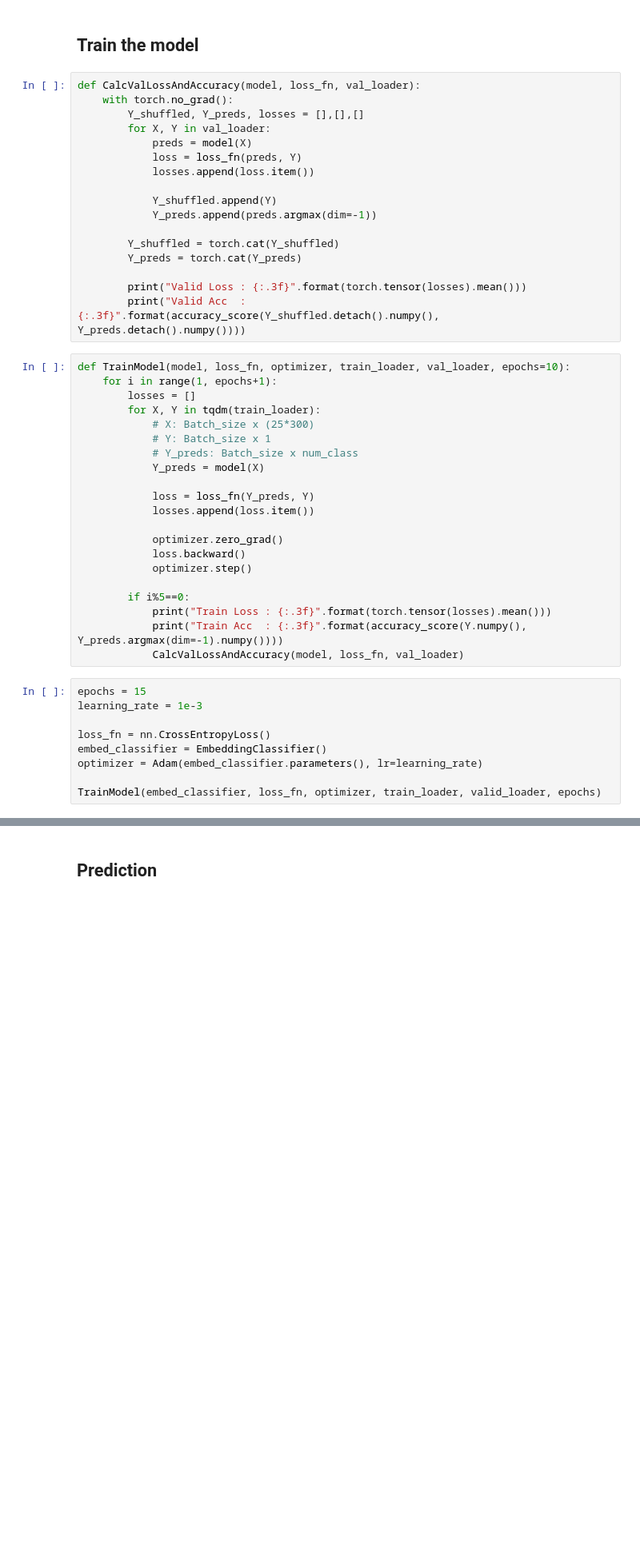
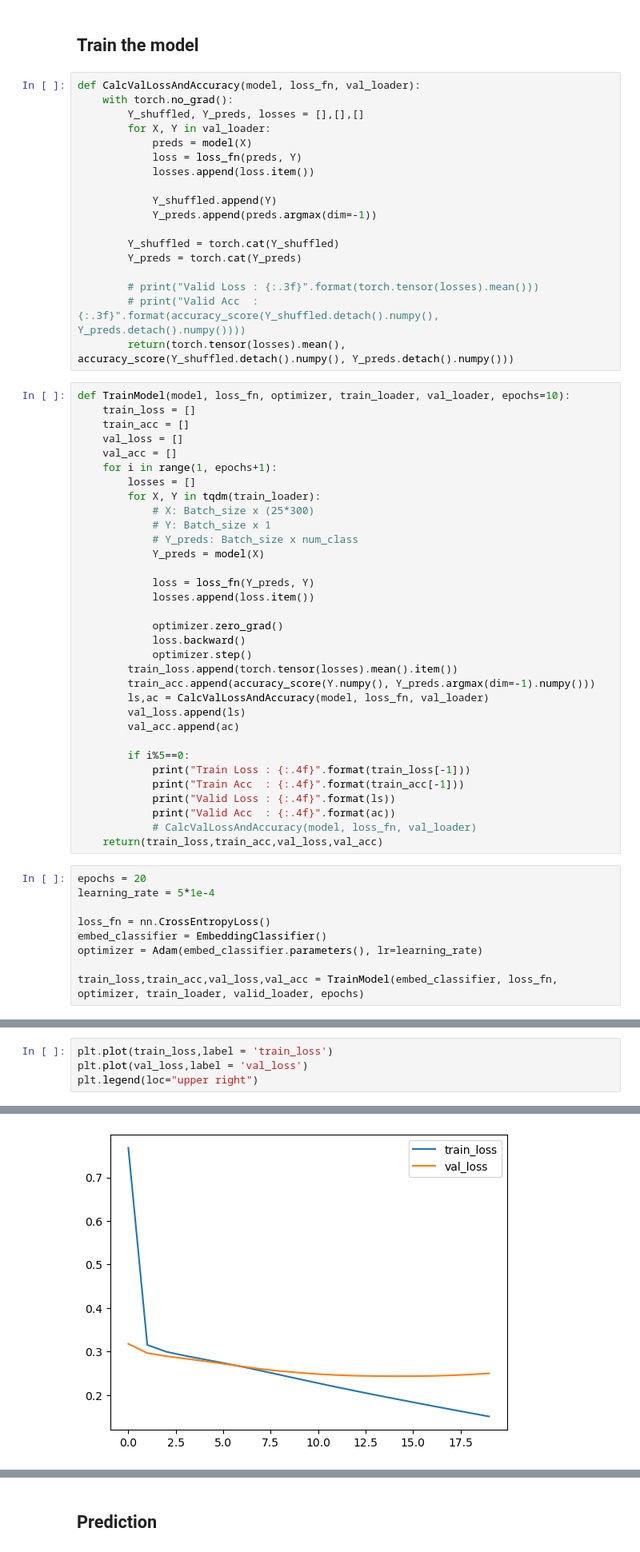
Before and after one commit to ohabia/Forward-forward-NLP, a Jupyter notebook: Glove Text Classification.ipynb, the cells around one changed output, grey strips where cells are left out. Shown at 80% size. Saved outputs shown, nothing was run; the diff lists cells and outputs as text; blank space fills up the shorter version.

```diff
--- a/Glove Text Classification.ipynb
+++ b/Glove Text Classification.ipynb
@@ -458,10 +451,15 @@ def CalcValLossAndAccuracy(model, loss_fn, val_loader):
         Y_shuffled = torch.cat(Y_shuffled)
         Y_preds = torch.cat(Y_preds)
 
-        print("Valid Loss : {:.3f}".format(torch.tensor(losses).mean()))
-        print("Valid Acc  : {:.3f}".format(accuracy_score(Y_shuffled.detach().numpy(), Y_preds.detach().numpy())))
+        # print("Valid Loss : {:.3f}".format(torch.tensor(losses).mean()))
+        # print("Valid Acc  : {:.3f}".format(accuracy_score(Y_shuffled.detach().numpy(), Y_preds.detach().numpy())))
+        return(torch.tensor(losses).mean(), accuracy_score(Y_shuffled.detach().numpy(), Y_preds.detach().numpy()))
 # %%
 def TrainModel(model, loss_fn, optimizer, train_loader, val_loader, epochs=10):
+    train_loss = []
+    train_acc = []
+    val_loss = []
+    val_acc = []
     for i in range(1, epochs+1):
         losses = []
         for X, Y in tqdm(train_loader):
@@ -476,18 +474,26 @@ def TrainModel(model, loss_fn, optimizer, train_loader, val_loader, epochs=10):
             optimizer.zero_grad()
             loss.backward()
             optimizer.step()
+        train_loss.append(torch.tensor(losses).mean().item())
+        train_acc.append(accuracy_score(Y.numpy(), Y_preds.argmax(dim=-1).numpy()))
+        ls,ac = CalcValLossAndAccuracy(model, loss_fn, val_loader)
+        val_loss.append(ls)
+        val_acc.append(ac)
 
         if i%5==0:
-            print("Train Loss : {:.3f}".format(torch.tensor(losses).mean()))
-            print("Train Acc  : {:.3f}".format(accuracy_score(Y.numpy(), Y_preds.argmax(dim=-1).numpy())))
-            CalcValLossAndAccuracy(model, loss_fn, val_loader)
+            print("Train Loss : {:.4f}".format(train_loss[-1]))
+            print("Train Acc  : {:.4f}".format(train_acc[-1]))
+            print("Valid Loss : {:.4f}".format(ls))
+            print("Valid Acc  : {:.4f}".format(ac))
+            # CalcValLossAndAccuracy(model, loss_fn, val_loader)
+    return(train_loss,train_acc,val_loss,val_acc)
 # %%
-epochs = 15
-learning_rate = 1e-3
+epochs = 20
+learning_rate = 5*1e-4
 
 loss_fn = nn.CrossEntropyLoss()
 embed_classifier = EmbeddingClassifier()
 optimizer = Adam(embed_classifier.parameters(), lr=learning_rate)
 
-TrainModel(embed_classifier, loss_fn, optimizer, train_loader, valid_loader, epochs)
+train_loss,train_acc,val_loss,val_acc = TrainModel(embed_classifier, loss_fn, optimizer, train_loader, valid_loader, epochs)
 # %% [output]
@@ -505,0 +516,5 @@ Valid Acc  : 0.913
+# %%
+plt.plot(train_loss,label = 'train_loss')
+plt.plot(val_loss,label = 'val_loss')
+plt.legend(loc="upper right")
+# %% [output]
@@ -505,0 +522 @@ Valid Acc  : 0.913
+[figure, added]
```
Also changed, not shown: parts of 16 cells of this notebook, 1 other file.
